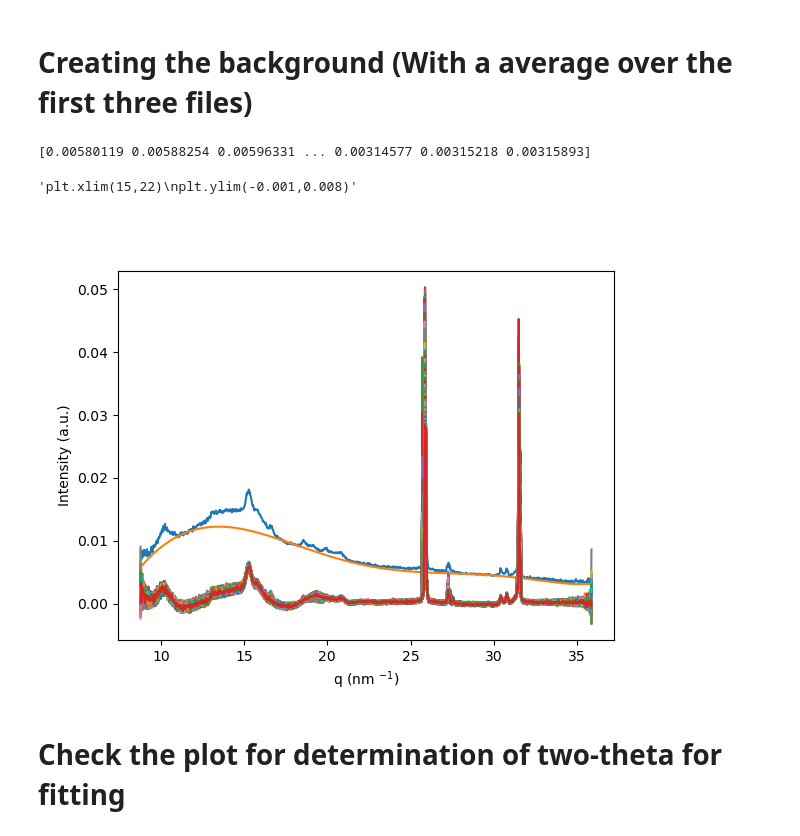
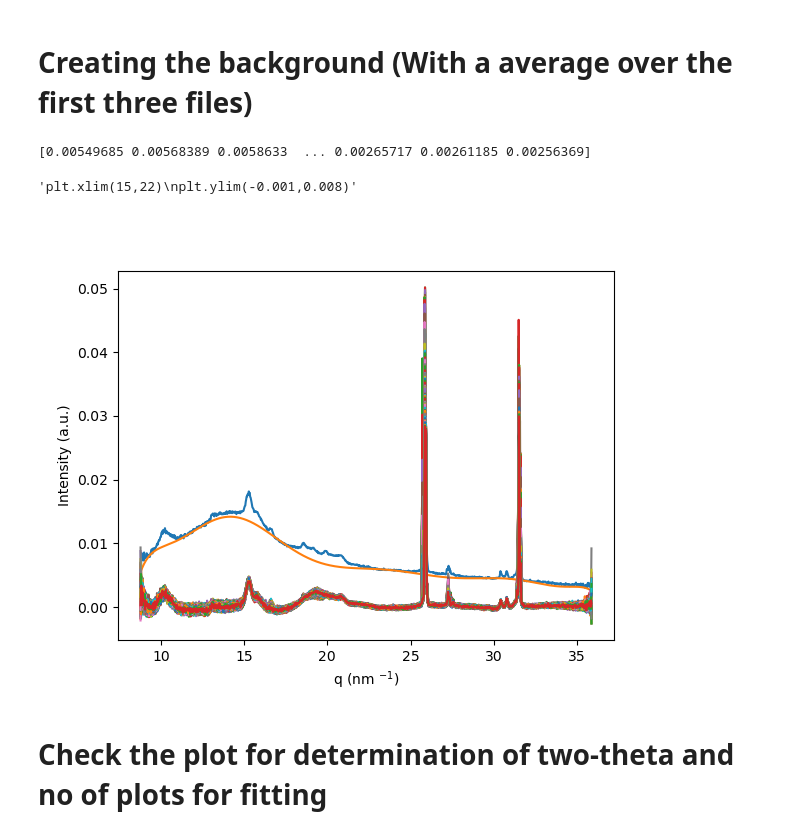
Before and after one commit to PronoyDutta/SAXS_WAXS, a Jupyter notebook: fitting_data.ipynb, the cells around one changed output. Saved outputs shown, nothing was run; the diff lists cells and outputs as text; code cells hidden in the pictures.

```diff
--- a/fitting_data.ipynb
+++ b/fitting_data.ipynb
@@ -253,35 +256,35 @@ for files in range(1,4):
         Y_data += y
 
 for entries in range(len(X_data)):
     X_data[entries] = X_data[entries]/3
     Y_data[entries] = Y_data[entries]/3
 
 baseline_filter = Baseline(x_data = X_data)
-baseline = baseline_filter.modpoly(Y_data, poly_order= 6)[0]
+baseline = baseline_filter.modpoly(Y_data, poly_order= 10)[0]
 print(baseline)
 modified_Y = Y_data-baseline
 plt.plot(X_data, Y_data)
 plt.plot(X_data, baseline)
 plt.plot(X_data, modified_Y)
 
 # Create new file dictionary with corrected spectra
 corrected_waxs_files = {}
 for ikey in file_dictionary:
     X_data = 10*file_dictionary[ikey].iloc[:,0] # multipled by 10 to convert from inverse Angstrom to inverse nanometer
     Y_data = file_dictionary[ikey].iloc[:,1]
     modified_Y = Y_data - baseline
     plt.plot(X_data, modified_Y)
     df = pd.DataFrame({'X_data': X_data, 'Modified_Y': modified_Y})
     corrected_waxs_files[ikey] = df
 
 #Setting graph attributes
 plt.xlabel('q (nm $^{-1}$)')
 plt.ylabel('Intensity (a.u.)')
 """plt.xlim(15,22)
 plt.ylim(-0.001,0.008)"""
 # %% [output]
-[0.00580119 0.00588254 0.00596331 ... 0.00314577 0.00315218 0.00315893]
+[0.00549685 0.00568389 0.0058633  ... 0.00265717 0.00261185 0.00256369]
 'plt.xlim(15,22)\nplt.ylim(-0.001,0.008)'
-[figure, old version]
+[figure, new version]
 # %% [markdown]
-# Check the plot for determination of two-theta for fitting
+# Check the plot for determination of two-theta and no of plots for fitting
```
Also changed, not shown: parts of 7 cells of this notebook, 1 other file.
